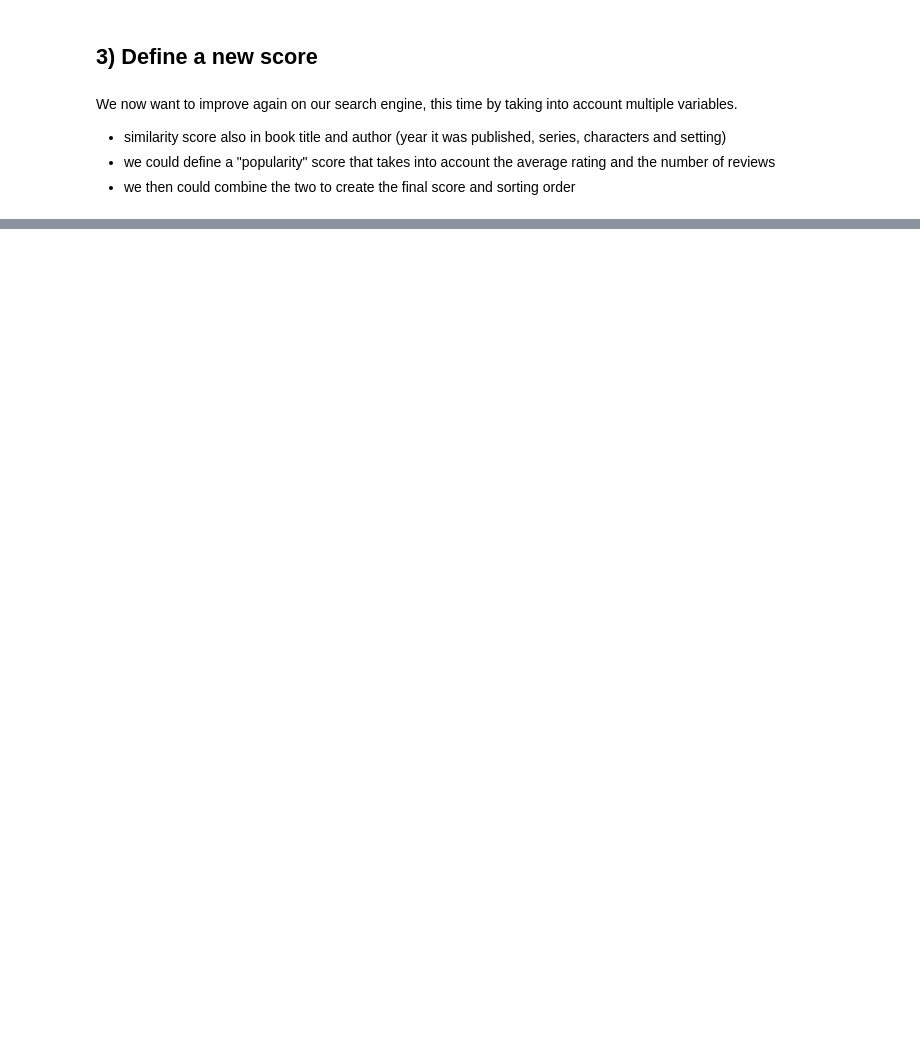
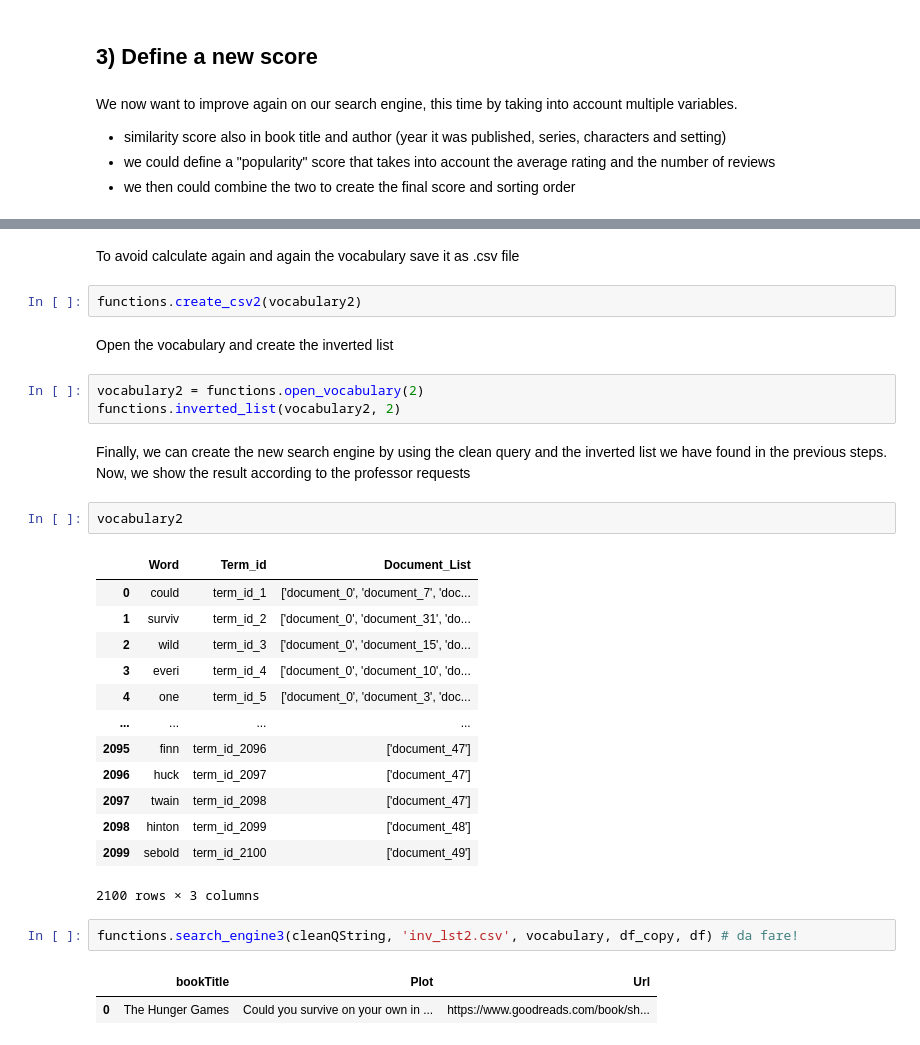
Before and after one commit to Jeremy98-alt/ADM-HW3, a Jupyter notebook: ADM-HW3-Updated.ipynb, the cells around one changed output, grey strips where cells are left out. Drawn from its saved outputs; the diff is of its cells as text; blank space fills up the shorter version.

```diff
--- a/ADM-HW3-Updated.ipynb
+++ b/ADM-HW3-Updated.ipynb
@@ -190,0 +216,32 @@ We now want to improve again on our search engine, this time by taking into acco
+# %% [markdown]
+To avoid calculate again and again the vocabulary save it as .csv file
+# %%
+functions.create_csv2(vocabulary2)
+# %% [markdown]
+Open the vocabulary and create the inverted list
+# %%
+vocabulary2 = functions.open_vocabulary(2)
+functions.inverted_list(vocabulary2, 2)
+# %% [markdown]
+Finally, we can create the new search engine by using the clean query and the inverted list we have found in the previous steps. Now, we show the result according to the professor requests
+# %%
+vocabulary2
+# %% [output]
+|  | Word | Term_id | Document_List |
+| 0 | could | term_id_1 | ['document_0', 'document_7', 'doc... |
+| 1 | surviv | term_id_2 | ['document_0', 'document_31', 'do... |
+| 2 | wild | term_id_3 | ['document_0', 'document_15', 'do... |
+| 3 | everi | term_id_4 | ['document_0', 'document_10', 'do... |
+| 4 | one | term_id_5 | ['document_0', 'document_3', 'doc... |
+| ... | ... | ... | ... |
+| 2095 | finn | term_id_2096 | ['document_47'] |
+| 2096 | huck | term_id_2097 | ['document_47'] |
+| 2097 | twain | term_id_2098 | ['document_47'] |
+| 2098 | hinton | term_id_2099 | ['document_48'] |
+| 2099 | sebold | term_id_2100 | ['document_49'] |
+2100 rows × 3 columns
+# %%
+functions.search_engine3(cleanQString, 'inv_lst2.csv', vocabulary, df_copy, df) # da fare!
+# %% [output]
+|  | bookTitle | Plot | Url |
+| 0 | The Hunger Games | Could you survive on your own in ... | https://www.goodreads.com/book/sh... |
```
Also changed, not shown: parts of 13 cells of this notebook, 1 other file.
